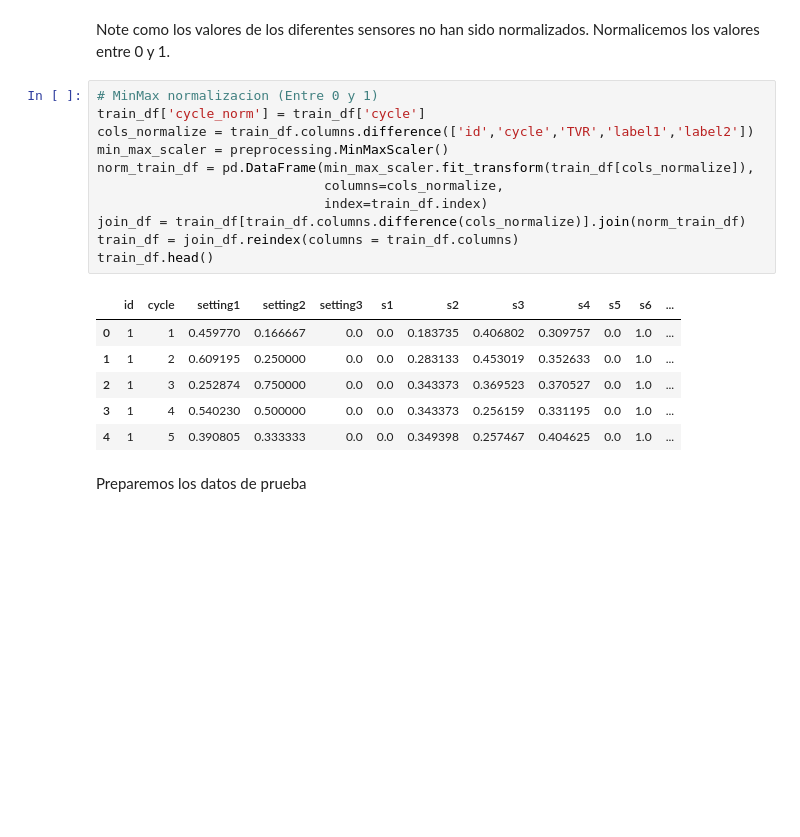
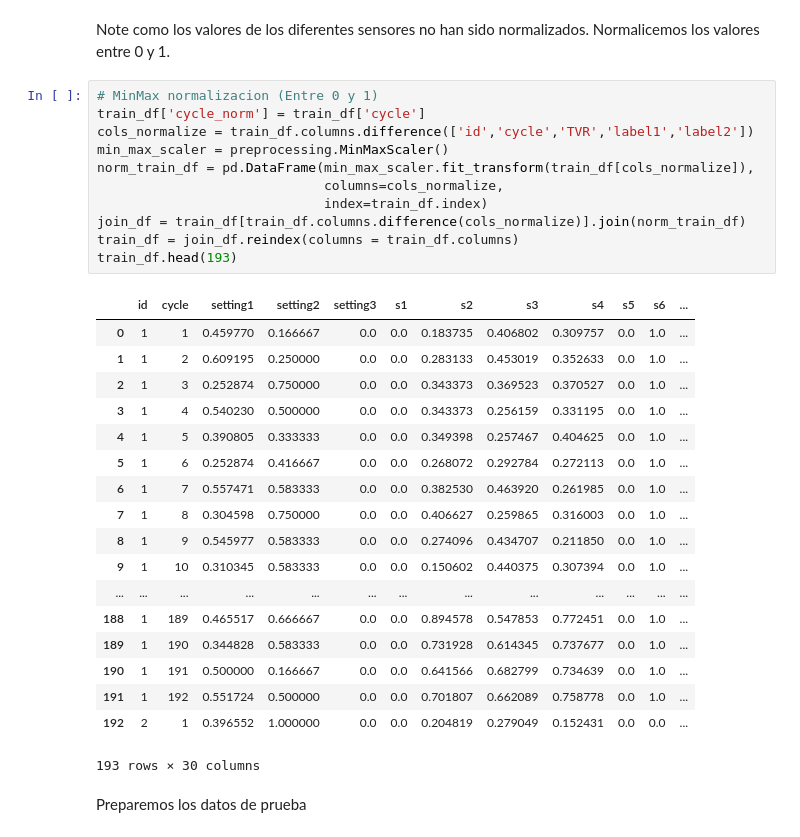
Before and after one commit to juancpv/predictivemaintenance, a Jupyter notebook: lstm.ipynb, the cells around one changed output. Saved outputs shown, nothing was run; the diff lists cells and outputs as text; blank space fills up the shorter version.

```diff
--- a/lstm.ipynb
+++ b/lstm.ipynb
@@ -195,21 +225,33 @@ Note como los valores de los diferentes sensores no han sido normalizados. Norma
 # %%
 # MinMax normalizacion (Entre 0 y 1)
 train_df['cycle_norm'] = train_df['cycle']
 cols_normalize = train_df.columns.difference(['id','cycle','TVR','label1','label2'])
 min_max_scaler = preprocessing.MinMaxScaler()
 norm_train_df = pd.DataFrame(min_max_scaler.fit_transform(train_df[cols_normalize]),
                              columns=cols_normalize,
                              index=train_df.index)
 join_df = train_df[train_df.columns.difference(cols_normalize)].join(norm_train_df)
 train_df = join_df.reindex(columns = train_df.columns)
-train_df.head()
+train_df.head(193)
 # %% [output]
 |  | id | cycle | setting1 | setting2 | setting3 | s1 | s2 | s3 | s4 | s5 | s6 | ... |
 | 0 | 1 | 1 | 0.459770 | 0.166667 | 0.0 | 0.0 | 0.183735 | 0.406802 | 0.309757 | 0.0 | 1.0 | ... |
 | 1 | 1 | 2 | 0.609195 | 0.250000 | 0.0 | 0.0 | 0.283133 | 0.453019 | 0.352633 | 0.0 | 1.0 | ... |
 | 2 | 1 | 3 | 0.252874 | 0.750000 | 0.0 | 0.0 | 0.343373 | 0.369523 | 0.370527 | 0.0 | 1.0 | ... |
 | 3 | 1 | 4 | 0.540230 | 0.500000 | 0.0 | 0.0 | 0.343373 | 0.256159 | 0.331195 | 0.0 | 1.0 | ... |
 | 4 | 1 | 5 | 0.390805 | 0.333333 | 0.0 | 0.0 | 0.349398 | 0.257467 | 0.404625 | 0.0 | 1.0 | ... |
+| 5 | 1 | 6 | 0.252874 | 0.416667 | 0.0 | 0.0 | 0.268072 | 0.292784 | 0.272113 | 0.0 | 1.0 | ... |
+| 6 | 1 | 7 | 0.557471 | 0.583333 | 0.0 | 0.0 | 0.382530 | 0.463920 | 0.261985 | 0.0 | 1.0 | ... |
+| 7 | 1 | 8 | 0.304598 | 0.750000 | 0.0 | 0.0 | 0.406627 | 0.259865 | 0.316003 | 0.0 | 1.0 | ... |
+| 8 | 1 | 9 | 0.545977 | 0.583333 | 0.0 | 0.0 | 0.274096 | 0.434707 | 0.211850 | 0.0 | 1.0 | ... |
+| 9 | 1 | 10 | 0.310345 | 0.583333 | 0.0 | 0.0 | 0.150602 | 0.440375 | 0.307394 | 0.0 | 1.0 | ... |
+| ... | ... | ... | ... | ... | ... | ... | ... | ... | ... | ... | ... | ... |
+| 188 | 1 | 189 | 0.465517 | 0.666667 | 0.0 | 0.0 | 0.894578 | 0.547853 | 0.772451 | 0.0 | 1.0 | ... |
+| 189 | 1 | 190 | 0.344828 | 0.583333 | 0.0 | 0.0 | 0.731928 | 0.614345 | 0.737677 | 0.0 | 1.0 | ... |
+| 190 | 1 | 191 | 0.500000 | 0.166667 | 0.0 | 0.0 | 0.641566 | 0.682799 | 0.734639 | 0.0 | 1.0 | ... |
+| 191 | 1 | 192 | 0.551724 | 0.500000 | 0.0 | 0.0 | 0.701807 | 0.662089 | 0.758778 | 0.0 | 1.0 | ... |
+| 192 | 2 | 1 | 0.396552 | 1.000000 | 0.0 | 0.0 | 0.204819 | 0.279049 | 0.152431 | 0.0 | 0.0 | ... |
+193 rows × 30 columns
 # %% [markdown]
 Preparemos los datos de prueba
 # %%
```
Also changed, not shown: parts of 5 cells of this notebook.
